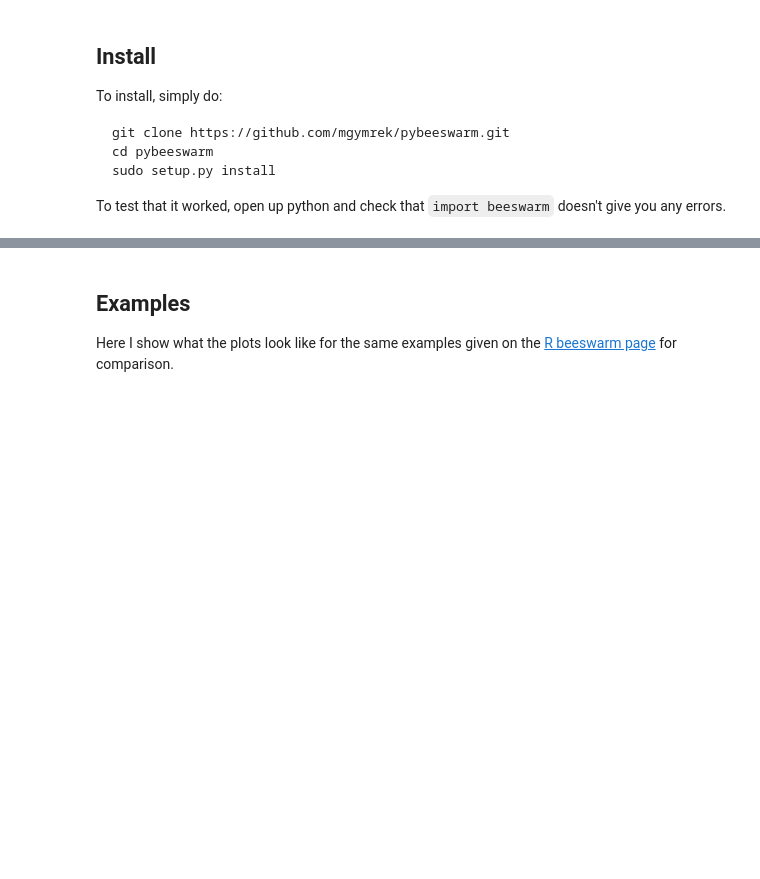
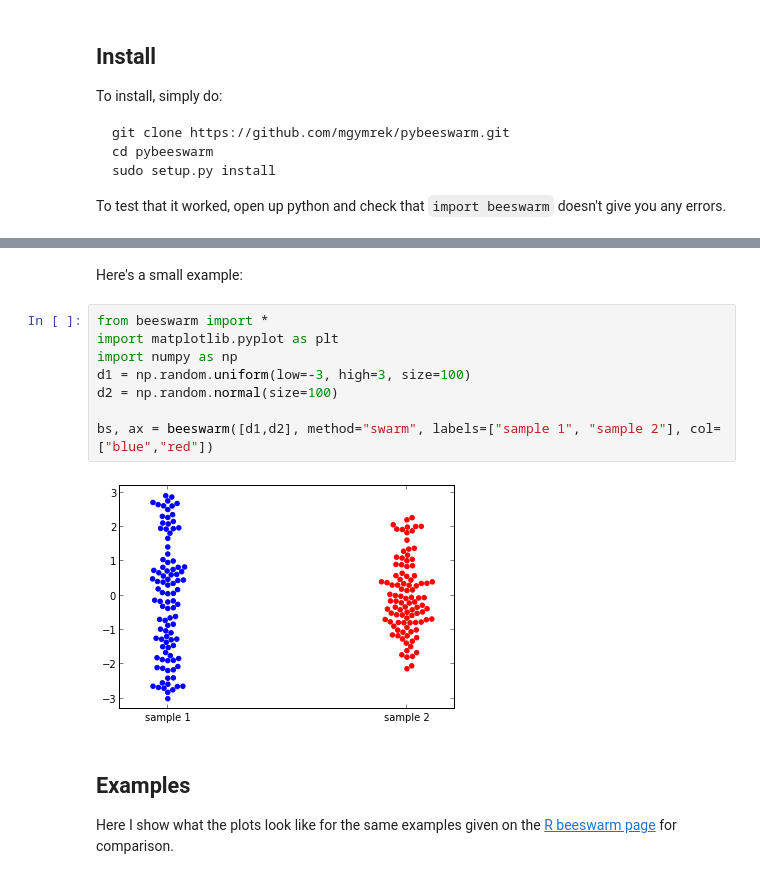
Before and after one commit to mgymrek/pybeeswarm, a Jupyter notebook: beeswarm_example.ipynb, the cells around one changed output, grey strips where cells are left out. Cells and saved outputs as stored; diff of their text form; blank space fills up the shorter version.

```diff
--- a/beeswarm_example.ipynb
+++ b/beeswarm_example.ipynb
@@ -19,3 +41,15 @@ TODO (also put in readme.md)
+# %% [markdown]
+Here's a small example:
+# %%
+from beeswarm import *
+import matplotlib.pyplot as plt
+import numpy as np
+d1 = np.random.uniform(low=-3, high=3, size=100)
+d2 = np.random.normal(size=100)
+
+bs, ax = beeswarm([d1,d2], method="swarm", labels=["sample 1", "sample 2"], col=["blue","red"])
+# %% [output]
+[figure, added]
 # %% [markdown]
 ## Examples ##
 Here I show what the plots look like for the same examples given on the [R beeswarm page](http://www.cbs.dtu.dk/~eklund/beeswarm/) for comparison.
```
Also changed, not shown: parts of 9 cells of this notebook, 2 other files.
